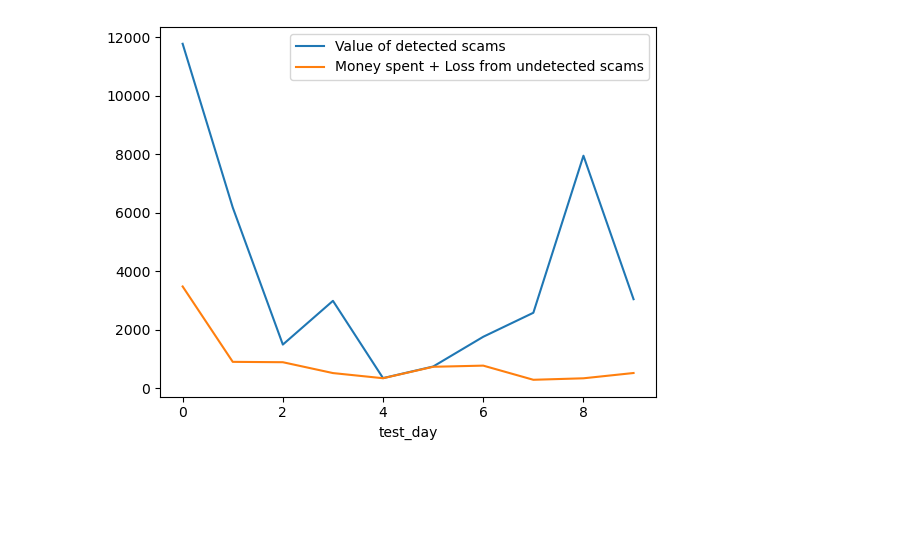
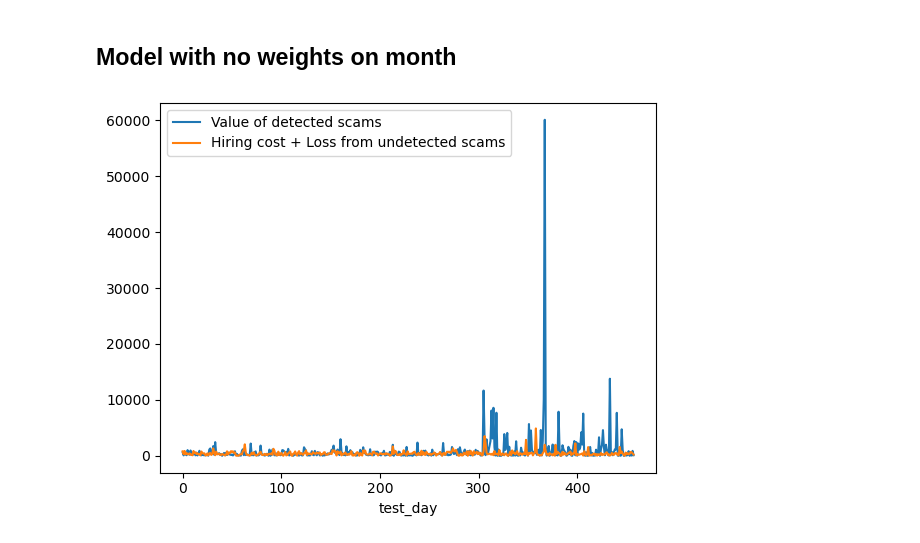
Before and after one commit to nicolastalia/mmcs_final, a Jupyter notebook: output_analyser.ipynb, the cells around one changed output. Drawn from its saved outputs; the diff is of its cells as text; code cells hidden in the pictures; blank space fills up the shorter version.

```diff
--- a/output_analyser.ipynb
+++ b/output_analyser.ipynb
@@ -1,14 +421,11 @@
+# %% [markdown]
+## Model with no weights on month
 # %%
-#### Read Inputs ####
-
-import pandas as pd
-import numpy as np
-import random
-import math
-
-output = pd.read_csv('0-9days.csv')
-output = output.rename(columns={"loss_value": "Money spent + Loss from undetected scams", "gain_value": "Value of detected scams"})
+trained2 = pd.read_csv('!full model without month weights.csv')
+trained2 = trained2.rename(columns={"loss_value": "Hiring cost + Loss from undetected scams", "gain_value": "Value of detected scams"})
 # %%
-plot = output.plot(x = "test_day", y = ["Value of detected scams", "Money spent + Loss from undetected scams"])
+
+plot = trained2.plot(x = "test_day", y = ["Value of detected scams", "Hiring cost + Loss from undetected scams"])
+plt.savefig("Day-by-day; Model with weights on month bins.pdf", format = "pdf", bbox_inches = "tight")
 # %% [output]
-[figure, old version]
+[figure, new version]
```
Also changed, not shown: parts of 26 cells of this notebook, 3 other files.
